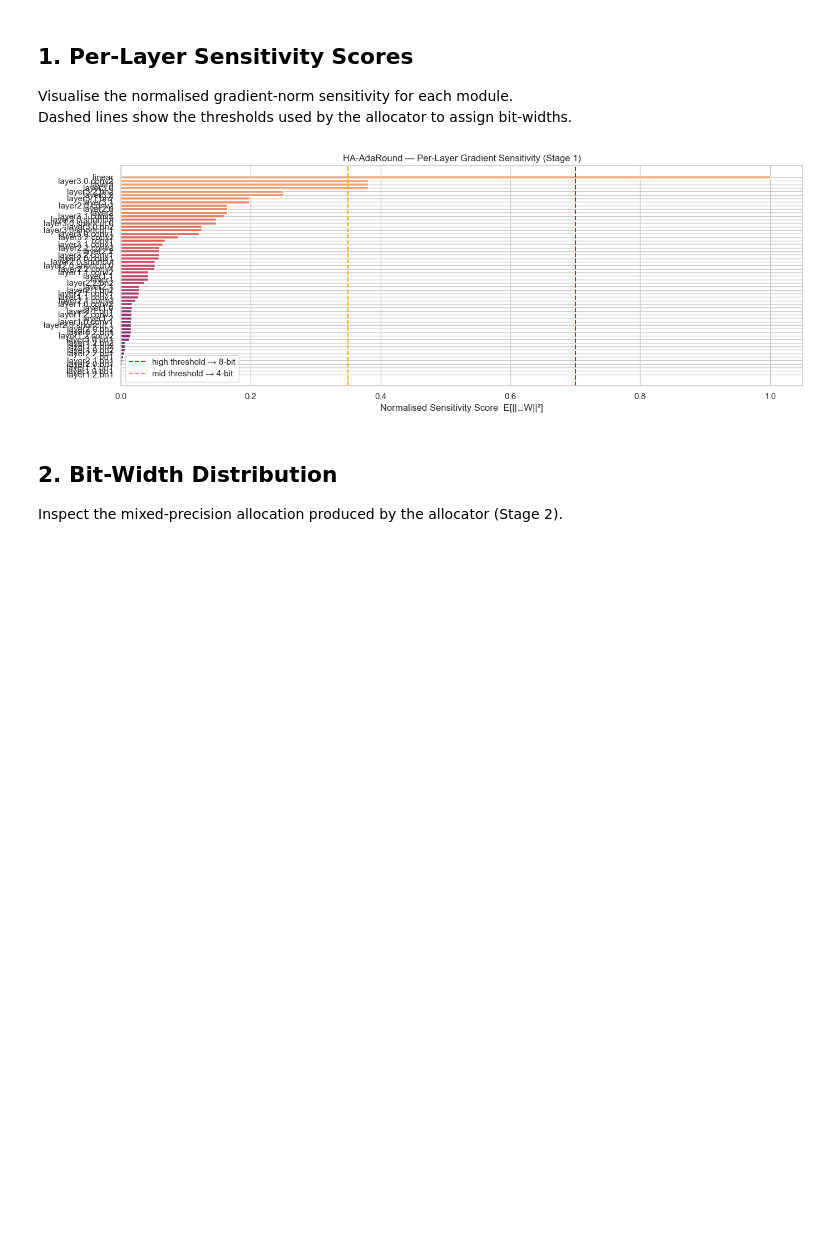
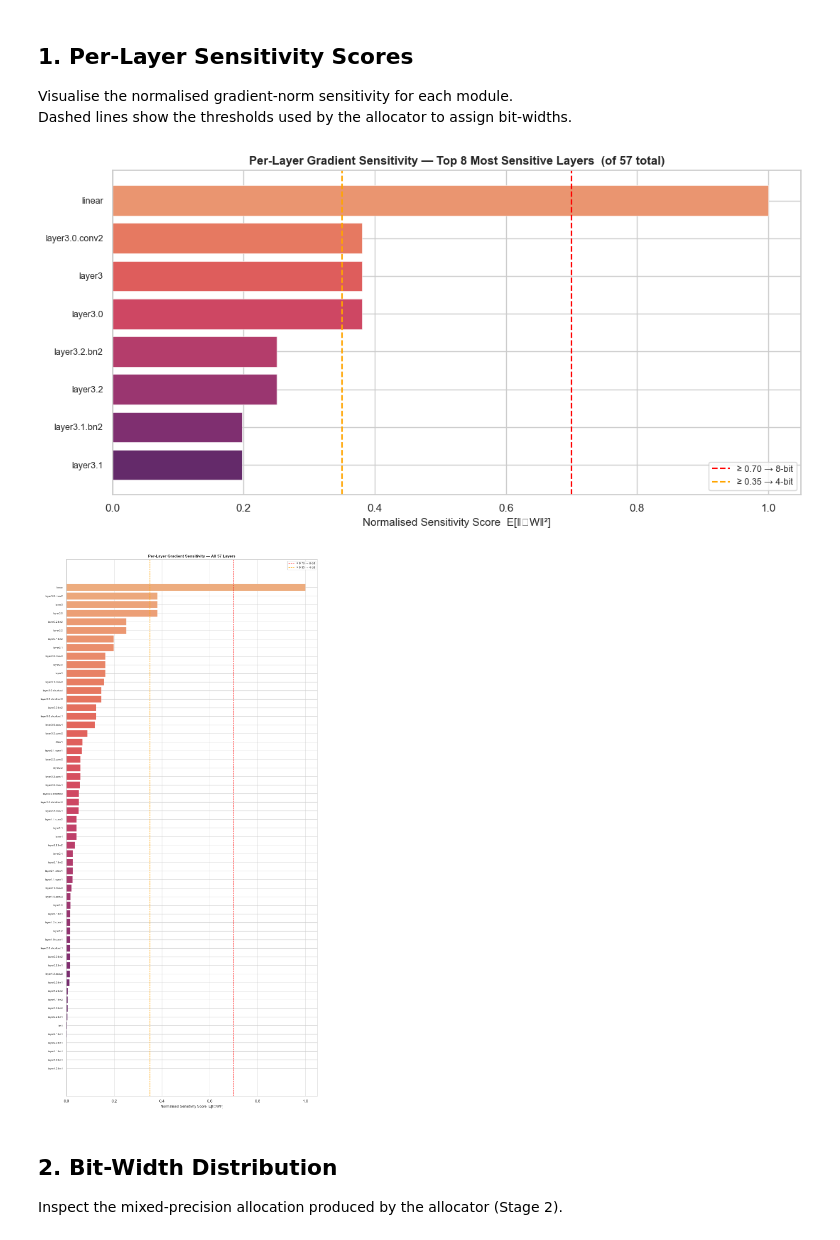
Before and after one commit to BossBaby7890/ADLS_project, a Jupyter notebook: notebooks/Results_Visualization.ipynb, the cells around one changed output. Drawn from its saved outputs; the diff is of its cells as text; code cells hidden in the pictures; blank space fills up the shorter version.

Commit message:
Modified the Visualization notbooks

```diff
--- a/notebooks/Results_Visualization.ipynb
+++ b/notebooks/Results_Visualization.ipynb
@@ -46,26 +46,73 @@ Dashed lines show the thresholds used by the allocator to assign bit-widths.
 # %%
 layer_scores = load_json("layer_sensitivity.json")
 
 if layer_scores:
     df_sens = (
         pd.DataFrame(list(layer_scores.items()), columns=["layer", "sensitivity"])
         .query("sensitivity > 0")
         .sort_values("sensitivity", ascending=False)
         .reset_index(drop=True)
     )
 
-    fig, ax = plt.subplots(figsize=(14, 5))
-    bars = ax.barh(df_sens["layer"][::-1], df_sens["sensitivity"][::-1],
-                   color=sns.color_palette("flare", len(df_sens))[::-1])
-    ax.axvline(0.70, color="red",    linestyle="--", lw=1.5, label="high threshold → 8-bit")
-    ax.axvline(0.35, color="orange", linestyle="--", lw=1.5, label="mid threshold → 4-bit")
-    ax.set_xlabel("Normalised Sensitivity Score  E[||∇W||²]")
-    ax.set_title("HA-AdaRound — Per-Layer Gradient Sensitivity (Stage 1)")
-    ax.legend()
-    plt.tight_layout()
+    TOP_N   = 8       # layers shown in the summary panel
+    BAR_H   = 0.38        # inches per bar in the full-detail panel
+    palette = sns.color_palette("flare", len(df_sens))
+
+    # ------------------------------------------------------------------ #
+    # Panel A — Top-N most sensitive layers (always readable)
+    # ------------------------------------------------------------------ #
+    df_top = df_sens.head(TOP_N)
+
+    fig_a, ax_a = plt.subplots(figsize=(11, 0.55 * TOP_N + 1.2))
+    colors_top = sns.color_palette("flare", TOP_N)
+    ax_a.barh(
+        df_top["layer"][::-1],
+        df_top["sensitivity"][::-1],
+        color=colors_top[::-1],
+        edgecolor="white", linewidth=0.4,
+    )
+    ax_a.axvline(0.70, color="red",    linestyle="--", lw=1.5, label="≥ 0.70 → 8-bit")
+    ax_a.axvline(0.35, color="orange", linestyle="--", lw=1.5, label="≥ 0.35 → 4-bit")
+    ax_a.set_xlabel("Normalised Sensitivity Score  E[‖∇W‖²]", fontsize=11)
+    ax_a.set_title(
+        f"Per-Layer Gradient Sensitivity — Top {TOP_N} Most Sensitive Layers  "
+        f"(of {len(df_sens)} total)",
+        fontsize=12, fontweight="bold",
+    )
+    ax_a.tick_params(axis="y", labelsize=9)
+    ax_a.set_xlim(0, 1.05)
+    ax_a.legend(fontsize=9)
+    fig_a.tight_layout()
     plt.show()
+
+    # ------------------------------------------------------------------ #
+    # Panel B — Full layer list, height auto-scales with layer count
+    # Only shown when there are more layers than TOP_N
+    # ------------------------------------------------------------------ #
+    if len(df_sens) > TOP_N:
+        full_h = max(6, len(df_sens) * BAR_H)
+        fig_b, ax_b = plt.subplots(figsize=(11, full_h))
+        ax_b.barh(
+            df_sens["layer"][::-1],
+            df_sens["sensitivity"][::-1],
+            color=palette[::-1],
+            edgecolor="white", linewidth=0.3,
+        )
+        ax_b.axvline(0.70, color="red",    linestyle="--", lw=1.2, label="≥ 0.70 → 8-bit")
+        ax_b.axvline(0.35, color="orange", linestyle="--", lw=1.2, label="≥ 0.35 → 4-bit")
+        ax_b.set_xlabel("Normalised Sensitivity Score  E[‖∇W‖²]", fontsize=10)
+        ax_b.set_title(
+            f"Per-Layer Gradient Sensitivity — All {len(df_sens)} Layers",
+            fontsize=11, fontweight="bold",
+        )
+        ax_b.tick_params(axis="y", labelsize=7.5)
+        ax_b.set_xlim(0, 1.05)
+        ax_b.legend(fontsize=8)
+        fig_b.tight_layout()
+        plt.show()
 # %% [output]
-[figure, old version]
+[figure, new version]
+[figure, added]
 # %% [markdown]
 ## 2. Bit-Width Distribution
 
```
Also changed, not shown: parts of 1 cell of this notebook, 1 other file.
